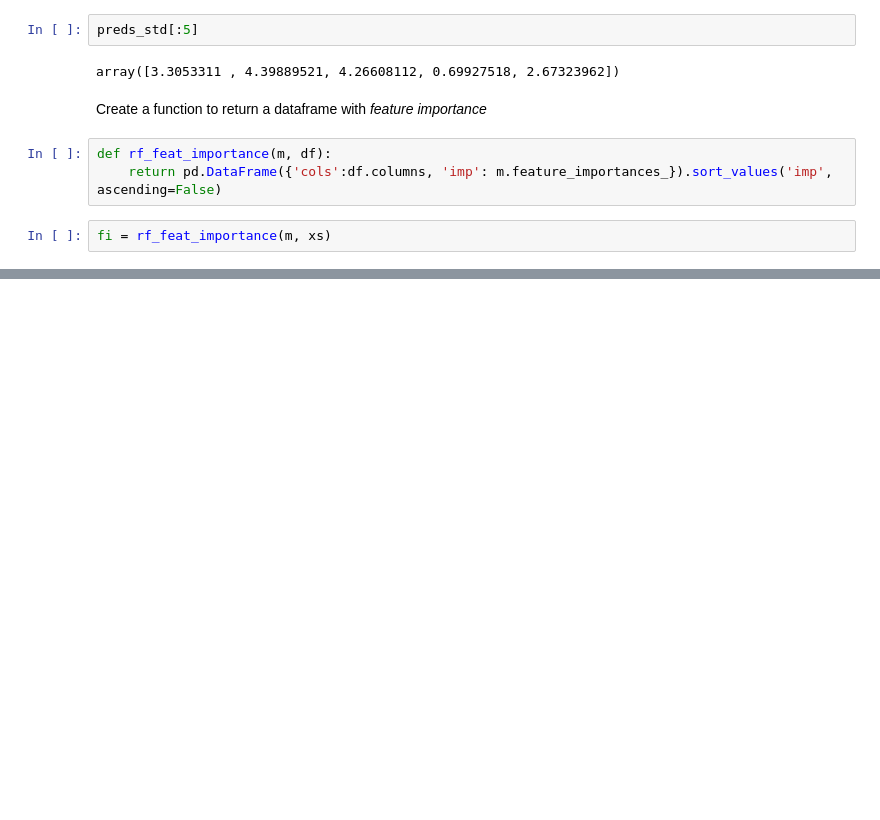
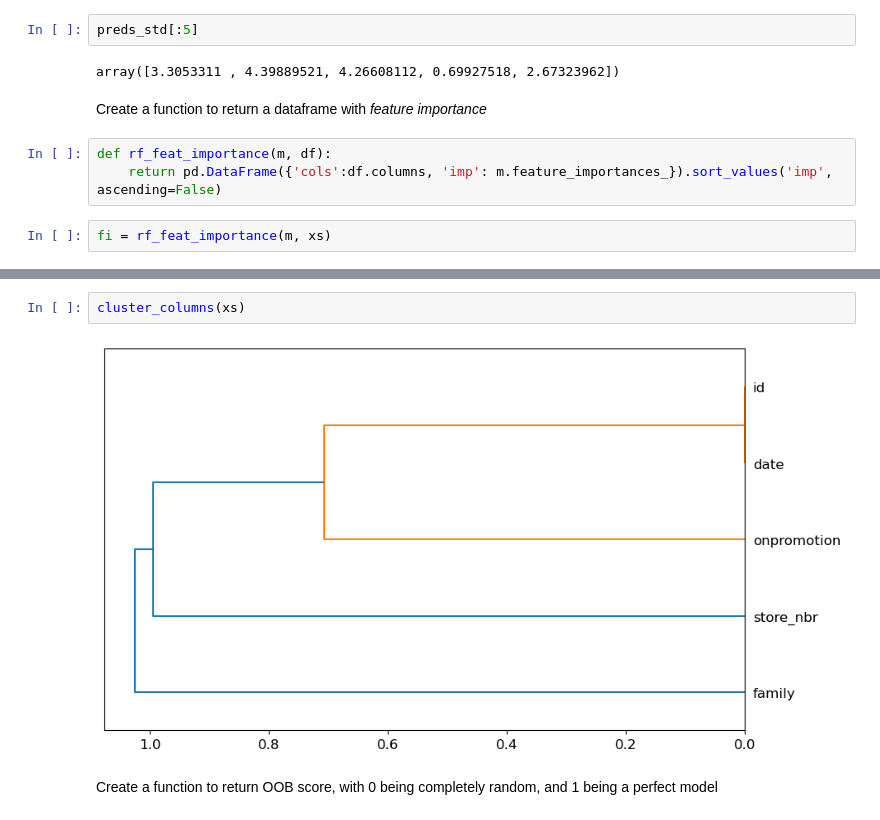
Before and after one commit to peterbull/store-sales-ml, a Jupyter notebook: store_sales.ipynb, the cells around one changed output, grey strips where cells are left out. Cells and saved outputs as stored; diff of their text form; blank space fills up the shorter version.

```diff
--- a/store_sales.ipynb
+++ b/store_sales.ipynb
@@ -472,0 +483,6 @@ fi[:10]
+# %%
+cluster_columns(xs)
+# %% [output]
+[figure, added]
+# %% [markdown]
+Create a function to return OOB score, with 0 being completely random, and 1 being a perfect model
```
Also changed, not shown: parts of 10 cells of this notebook.
